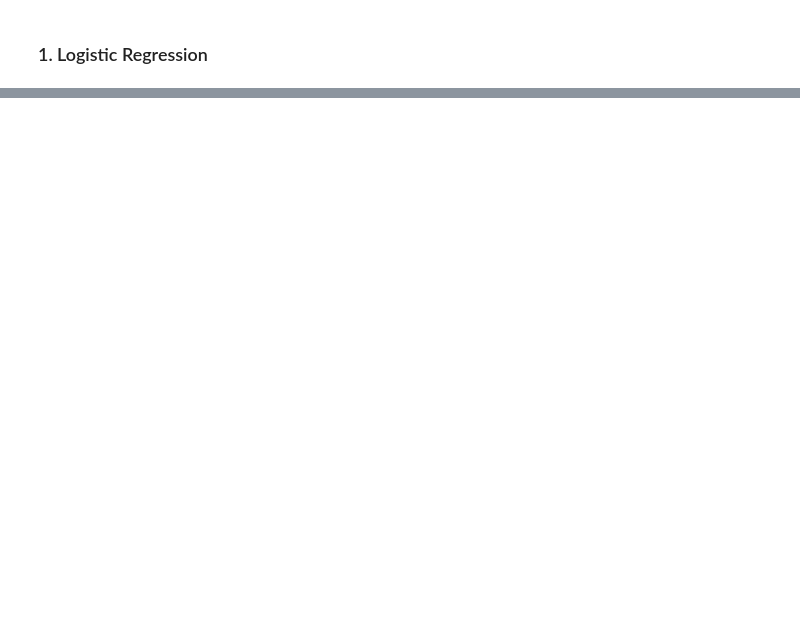
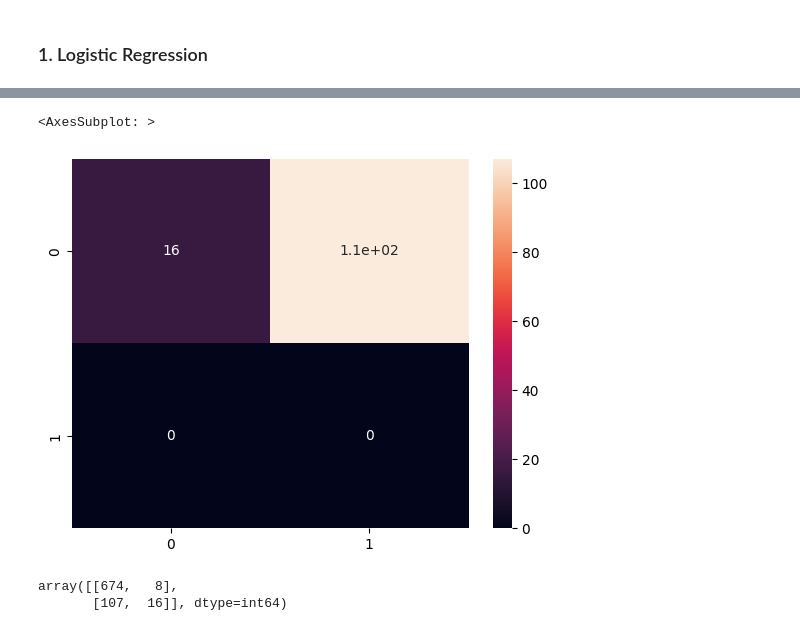
Before and after one commit to Lamantin12/data_science_projects, a Jupyter notebook: breast_cancer/breast_cancer_analysis.ipynb, the cells around one changed output, grey strips where cells are left out. Cells and saved outputs as stored; diff of their text form; code cells hidden in the pictures; blank space fills up the shorter version.

Commit message:
Started dome modeling

```diff
--- a/breast_cancer/breast_cancer_analysis.ipynb
+++ b/breast_cancer/breast_cancer_analysis.ipynb
@@ -473,0 +547,7 @@ param_grid = {
+# %%
+lr = LogisticRegression(C= 0.2, penalty='l2')
+model = Pipeline(steps=[
+    ('preproc', preprocessor),
+    ('classification', lr)
+])
+model
@@ -473,0 +572,2 @@ param_grid = {
+# %%
+model.fit(X_train, y_train)
@@ -473,0 +592,12 @@ param_grid = {
+# %%
+results = model.predict(X_test)
+# %%
+true_pos = y_test[y_test == results][y_test == 1].sum()
+true_neg = y_test[y_test == results][y_test == 0].sum()
+false_pos = y_test[y_test != results][y_test == 1].sum()
+false_neg = y_test[y_test != results][y_test == 0].sum()
+# %%
+sns.heatmap([[true_pos, false_pos],[false_neg, true_neg]], annot=True)
+# %% [output]
+<AxesSubplot: >
+[figure, added]
@@ -473,0 +606,5 @@ param_grid = {
+# %%
+confusion_matrix(y_test, results)
+# %% [output]
+array([[674,   8],
+       [107,  16]], dtype=int64)
```
Also changed, not shown: parts of 23 cells of this notebook.
